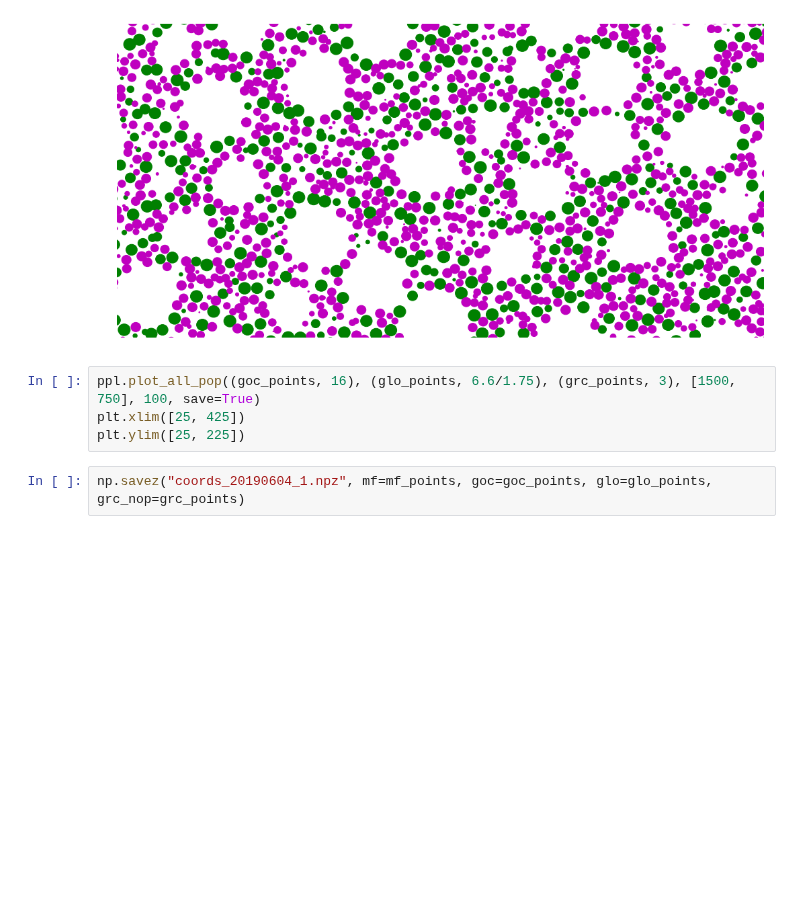
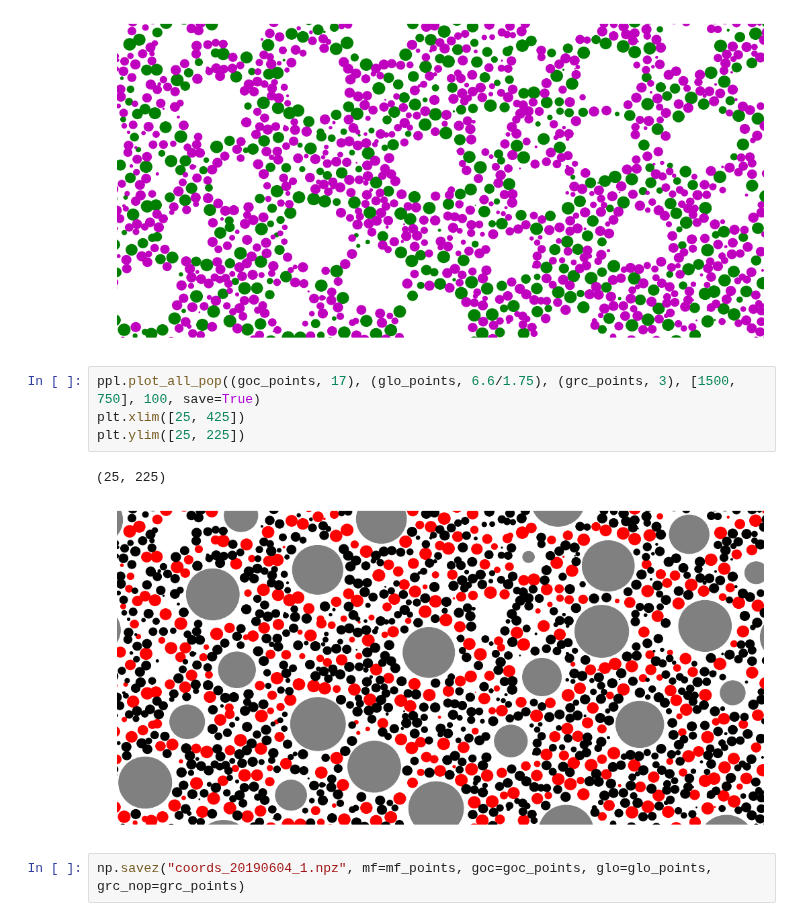
Before and after one commit to CNS-OIST/pycabnn, a Jupyter notebook: pop_gen_test.ipynb, the cells around one changed output. Drawn from its saved outputs; the diff is of its cells as text; blank space fills up the shorter version.

```diff
--- a/pop_gen_test.ipynb
+++ b/pop_gen_test.ipynb
@@ -221,8 +221,11 @@ plt.ylim([25, 225])
 (25, 225)
 [figure]
 # %%
-ppl.plot_all_pop((goc_points, 16), (glo_points, 6.6/1.75), (grc_points, 3), [1500, 750], 100, save=True)
+ppl.plot_all_pop((goc_points, 17), (glo_points, 6.6/1.75), (grc_points, 3), [1500, 750], 100, save=True)
 plt.xlim([25, 425])
 plt.ylim([25, 225])
+# %% [output]
+(25, 225)
+[figure, added]
 # %%
 np.savez("coords_20190604_1.npz", mf=mf_points, goc=goc_points, glo=glo_points, grc_nop=grc_points)
```
Also changed, not shown: 1 other file.
